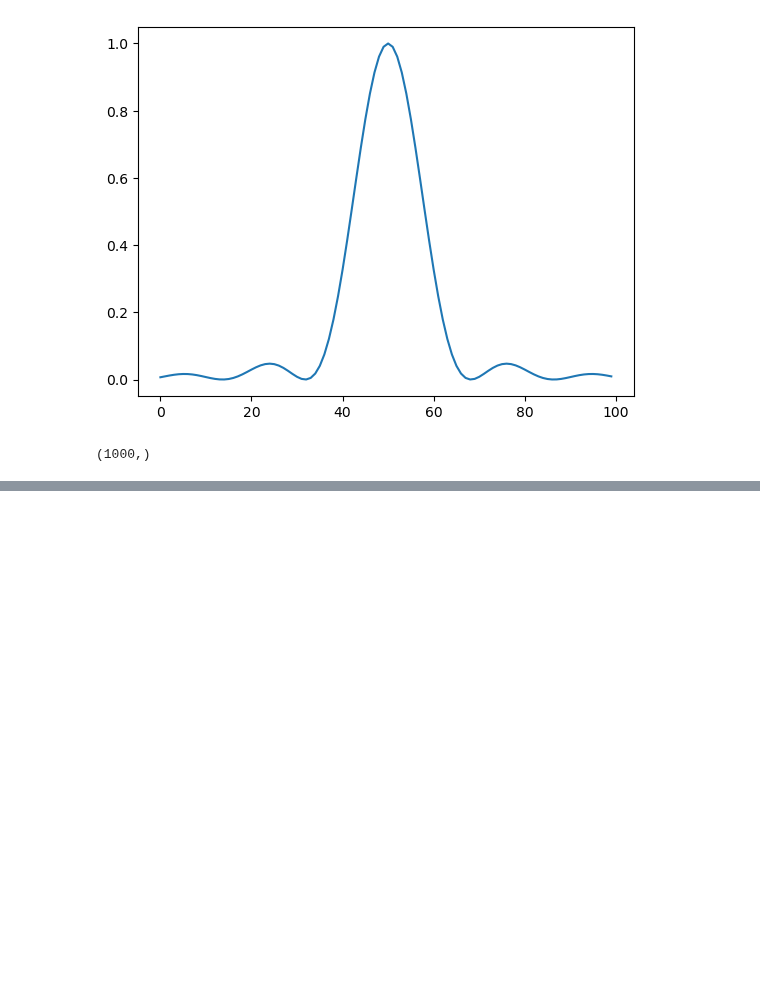
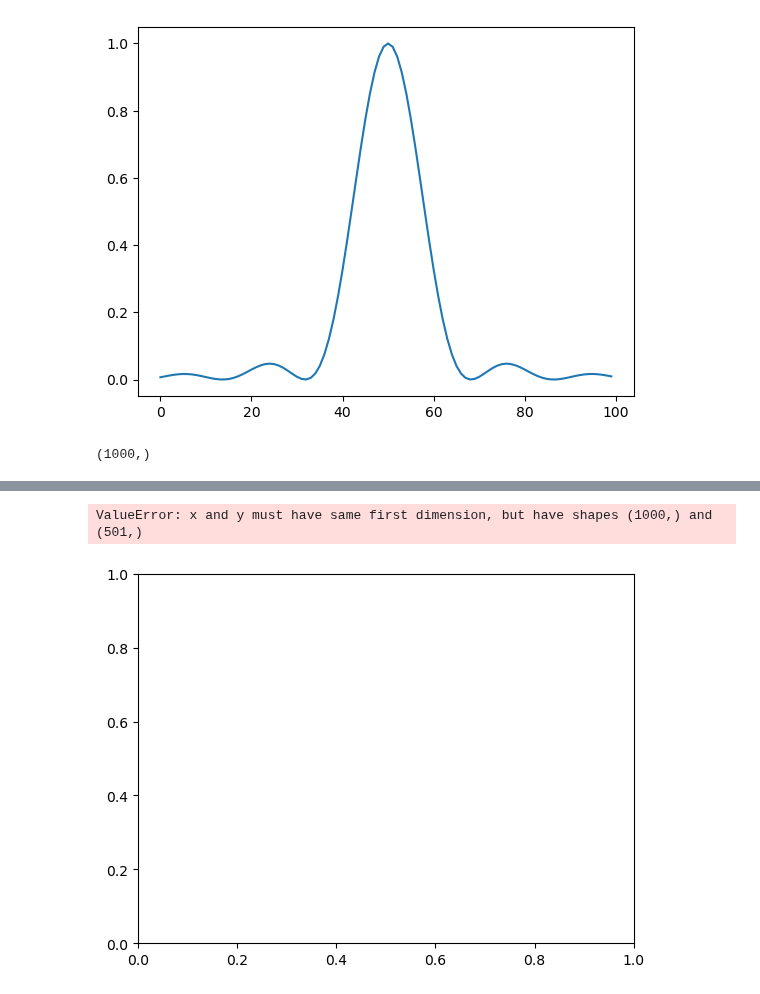
Before and after one commit to AlexGKim/II, a Jupyter notebook: Untitled.ipynb, the cells around one changed output, grey strips where cells are left out. Saved outputs shown, nothing was run; the diff lists cells and outputs as text; code cells hidden in the pictures; blank space fills up the shorter version.

```diff
--- a/Untitled.ipynb
+++ b/Untitled.ipynb
@@ -140,0 +200,32 @@ snr()
+# %%
+def snr():
+    factor = 10
+    length = 100
+    full = factor*length
+    zeta = numpy.zeros(full)
+    zeta[:length]=1
+    zeta = zeta/zeta.sum()
+    fft_1 = rfft(zeta)
+
+    x = numpy.arange(length)
+    zeta2 = numpy.zeros(full)
+    zeta2[:length] = 2*numpy.sqrt(length**2-x*x)
+    zeta2 = zeta2/zeta2.sum()
+    # plt.plot(zeta2)
+    # wef
+    fft_2 = fft(zeta2)
+
+    dum = numpy.arange(0.01,10,0.01)
+    # plt.plot(dum*10*numpy.pi,numpy.sin(dum)**2/dum**2,label='sinh',ls='dotted')
+    plt.plot(numpy.arange(full)*numpy.pi/factor,numpy.absolute(fft_2)**2,label='2d')
+    # plt.plot(numpy.arange(full/2+1)*numpy.pi/factor,(numpy.absolute(fft_3)**2)[0,:],label='2d2d')
+    plt.plot(dum,4*jv(1,dum)**2/dum**2,label='Airy')
+
+    plt.xlim(0,10)
+    plt.legend()
+    plt.show()
+
+snr()
+# %% [output]
+ValueError: x and y must have same first dimension, but have shapes (1000,) and (501,)
+[figure, added]
```
Also changed, not shown: parts of 3 cells of this notebook.
